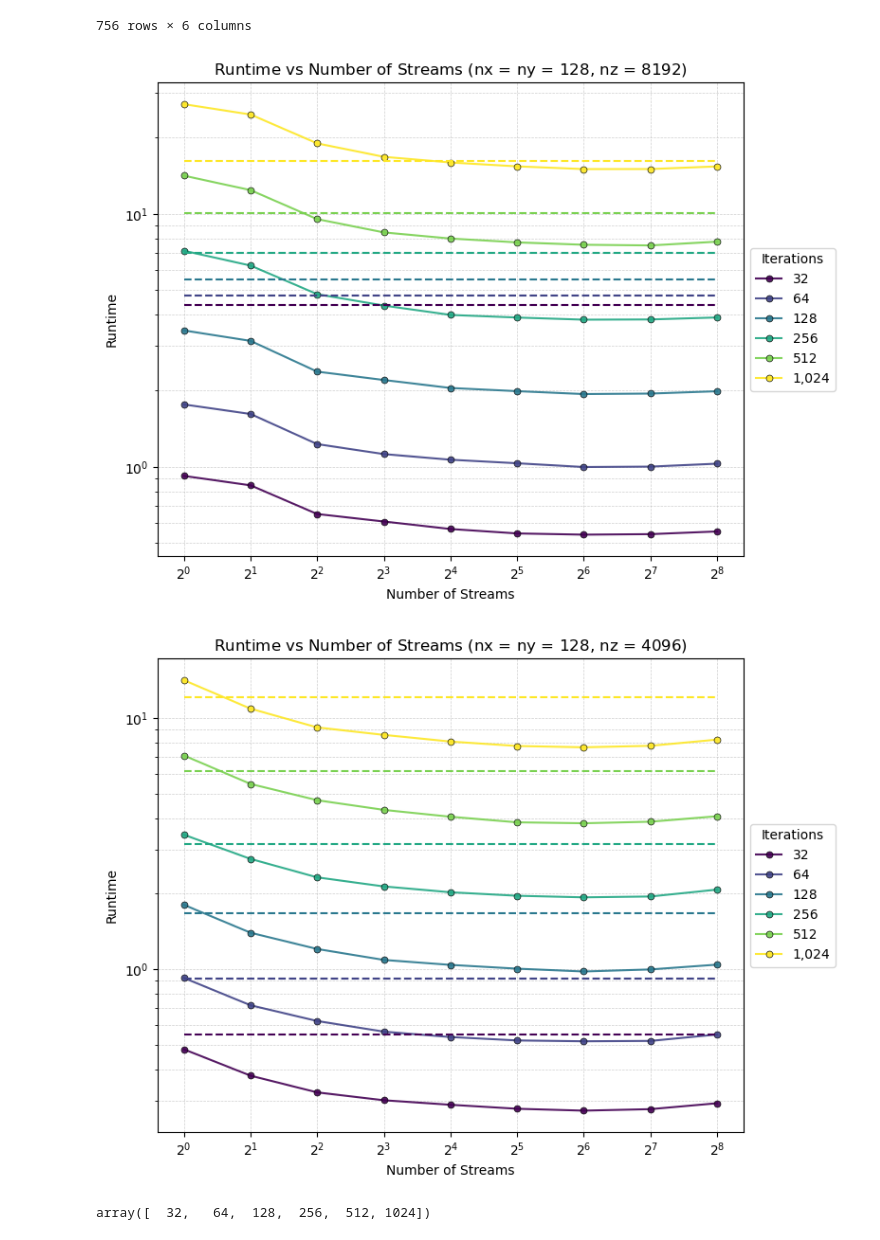
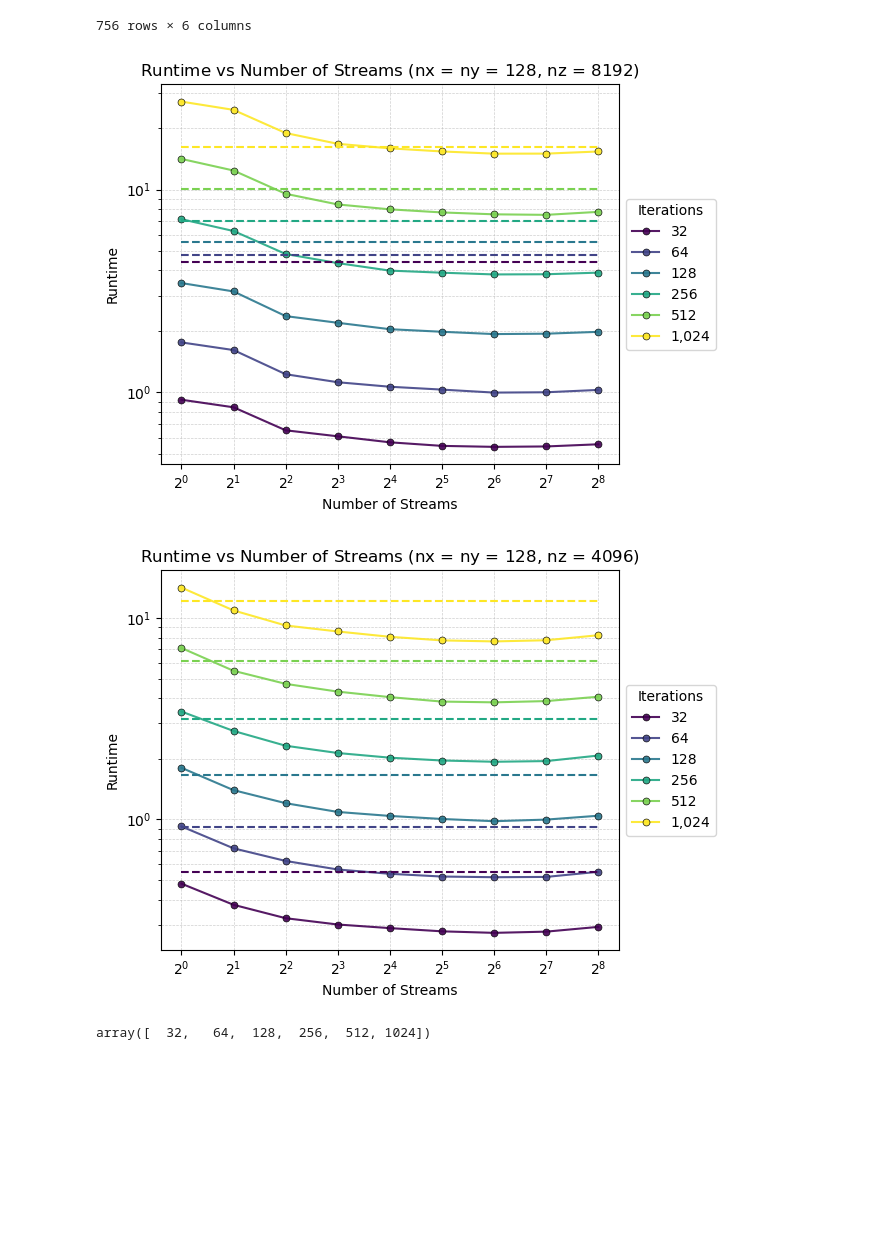
Before and after one commit to grafrap/HPC4WC-overlapping, a Jupyter notebook: measurements/stencil_cuda_vs_gt4py_plots.ipynb, the cells around one changed output. Saved outputs shown, nothing was run; the diff lists cells and outputs as text; code cells hidden in the pictures; blank space fills up the shorter version.

Commit message:
change to std figsize in runtime vs. streams plot

```diff
--- a/measurements/stencil_cuda_vs_gt4py_plots.ipynb
+++ b/measurements/stencil_cuda_vs_gt4py_plots.ipynb
@@ -151,7 +151,8 @@ numiters = df_nz['NUM_ITER'].unique()
 
 col6 = plt.cm.viridis(np.linspace(0, 1, 6))
 
-plt.figure(figsize=(8, 6))
+# plt.figure(figsize=(8, 6))
+plt.figure(figsize=(6.4, 4.8))
 
 nz_fix = 2**13
 
@@ -189,12 +190,13 @@ plt.tight_layout()
 plt.savefig(f"stencil_runtime_vs_gt4py_{nz_fix}.pdf")
 plt.show()
 # %% [output]
-[figure, old version]
+[figure, new version]
 # %%
 numstreams = df_nz['NUM_STREAMS'].unique()
 numiters = df_nz['NUM_ITER'].unique()
 
-plt.figure(figsize=(8, 6))
+# plt.figure(figsize=(8, 6))
+plt.figure(figsize=(6.4, 4.8))
 
 nz_fix = 2**12
 
@@ -205,34 +207,34 @@ for idx, tsteps in enumerate(numiters):
     times = np.array(sub_df['Time'])
     improvement = times[0] / times
 
     plt.plot(sub_df['NUM_STREAMS'], times,
                  marker='o',                # Dots
                  markersize=5,              # Similar to s=10 in scatter
                  alpha=0.9,                 # Transparency
                  markeredgecolor='black',  # Edge color
                  markeredgewidth=0.5,      # Edge thickness
                  label=f'{tsteps:,}',
                  color=col6[idx])
 
 plt.xscale('log', base = 2)
 plt.yscale('log')
 plt.xlabel('Number of Streams')
 plt.ylabel('Runtime')
 plt.legend(loc='center left', bbox_to_anchor=(1, 0.5), title='Iterations')
 plt.title(f"Runtime vs Number of Streams (nx = ny = 128, nz = ${nz_fix}$)")
 plt.grid(True, which='both', linestyle='--', linewidth=0.5, alpha=0.6)
 
 for i,n in enumerate(numiters):
     t_gt4py = df_gt_nz[df_gt_nz['NUM_ITER'] == n]['Time']
     plt.plot([1,2**8], 2*[t_gt4py], '--', color=col6[i])
 
 # Add space on the right for the legend
 plt.subplots_adjust(right=0.75)
 plt.tight_layout()
 plt.savefig(f"stencil_runtime_vs_gt4py_{nz_fix}.pdf")
 plt.show()
 # %% [output]
-[figure, old version]
+[figure, new version]
 # %%
 def plotnfit_time_of_iter(df, lbl=None, color='C0', ax=plt):
     ax.plot(df['NUM_ITER'], df['Time'], f'.', markeredgecolor='black', label=lbl , markersize=9, color=color)
```
Also changed, not shown: parts of 1 cell of this notebook, 2 other files.
